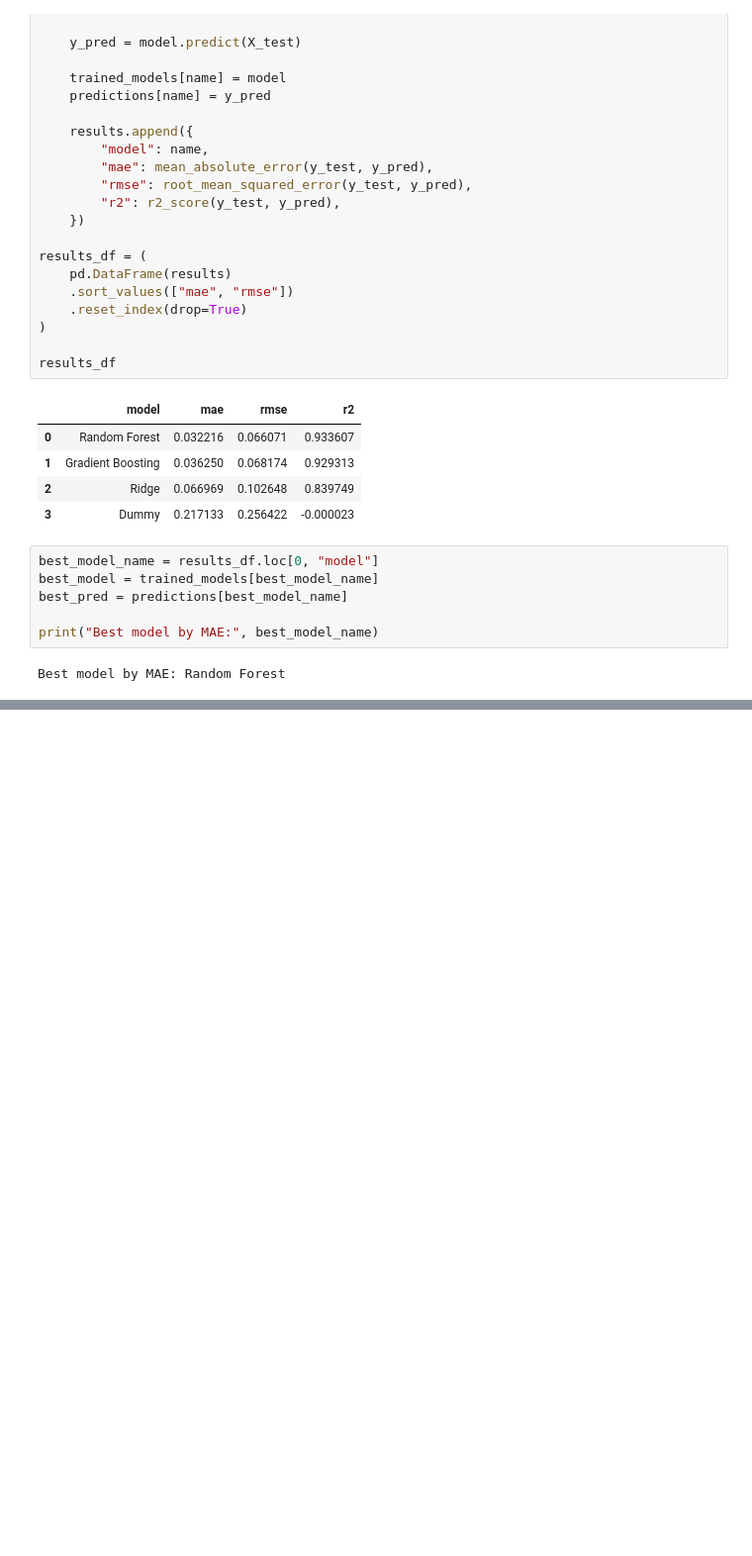
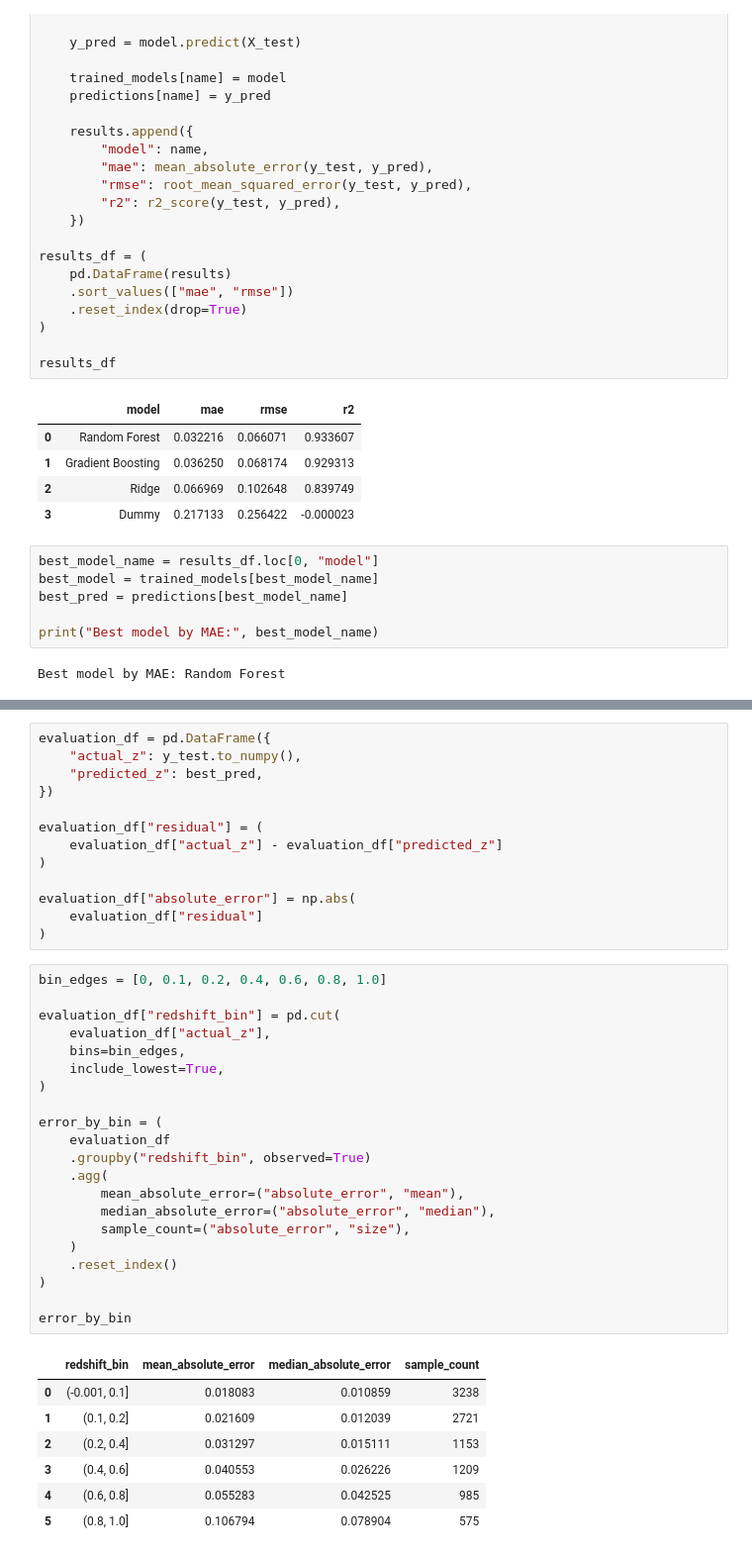
Before and after one commit to kalilank/Redshifted, a Jupyter notebook: notebooks/05_redshift_regression.ipynb, the cells around one changed output, grey strips where cells are left out. Shown at 99% size. Cells and saved outputs as stored; diff of their text form; blank space fills up the shorter version.

```diff
--- a/notebooks/05_redshift_regression.ipynb
+++ b/notebooks/05_redshift_regression.ipynb
@@ -158,0 +219,42 @@ Best model by MAE: Random Forest
+# %%
+evaluation_df = pd.DataFrame({
+    "actual_z": y_test.to_numpy(),
+    "predicted_z": best_pred,
+})
+
+evaluation_df["residual"] = (
+    evaluation_df["actual_z"] - evaluation_df["predicted_z"]
+)
+
+evaluation_df["absolute_error"] = np.abs(
+    evaluation_df["residual"]
+)
+# %%
+bin_edges = [0, 0.1, 0.2, 0.4, 0.6, 0.8, 1.0]
+
+evaluation_df["redshift_bin"] = pd.cut(
+    evaluation_df["actual_z"],
+    bins=bin_edges,
+    include_lowest=True,
+)
+
+error_by_bin = (
+    evaluation_df
+    .groupby("redshift_bin", observed=True)
+    .agg(
+        mean_absolute_error=("absolute_error", "mean"),
+        median_absolute_error=("absolute_error", "median"),
+        sample_count=("absolute_error", "size"),
+    )
+    .reset_index()
+)
+
+error_by_bin
+# %% [output]
+|  | redshift_bin | mean_absolute_error | median_absolute_error | sample_count |
+| 0 | (-0.001, 0.1] | 0.018083 | 0.010859 | 3238 |
+| 1 | (0.1, 0.2] | 0.021609 | 0.012039 | 2721 |
+| 2 | (0.2, 0.4] | 0.031297 | 0.015111 | 1153 |
+| 3 | (0.4, 0.6] | 0.040553 | 0.026226 | 1209 |
+| 4 | (0.6, 0.8] | 0.055283 | 0.042525 | 985 |
+| 5 | (0.8, 1.0] | 0.106794 | 0.078904 | 575 |
```
Also changed, not shown: parts of 7 cells of this notebook, 1 other file.
